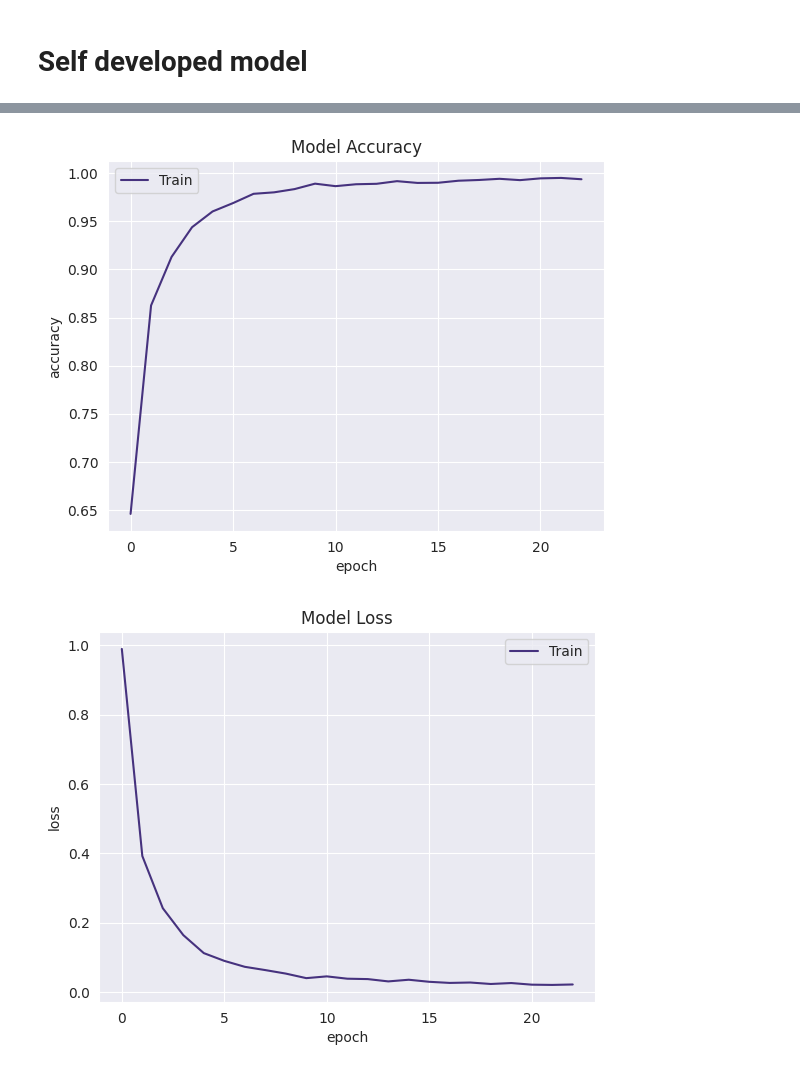
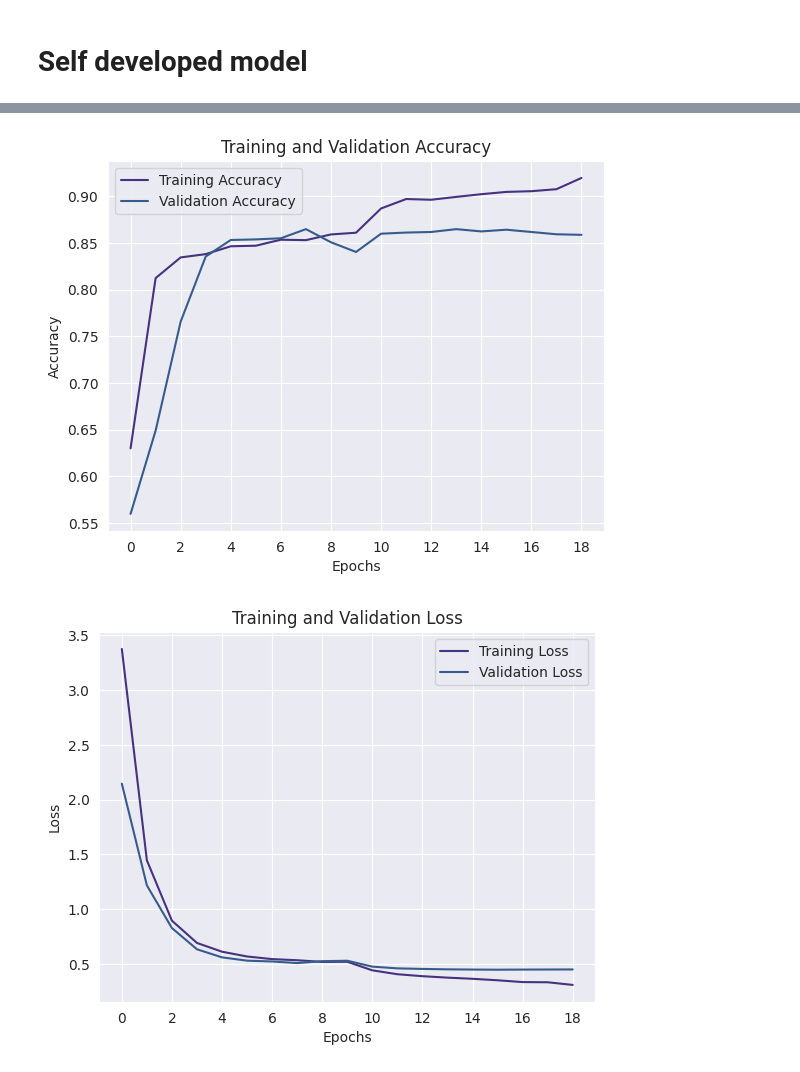
Before and after one commit to harshamathew1/Sentiment_analysis, a Jupyter notebook: project.ipynb, the cells around one changed output, grey strips where cells are left out. Cells and saved outputs as stored; diff of their text form; code cells hidden in the pictures.

```diff
--- a/project.ipynb
+++ b/project.ipynb
@@ -520,7 +529,7 @@ label_encoder = LabelEncoder()
 df['sentiment_encoded'] = label_encoder.fit_transform(df['sentiment'])
 # %%
 # Spliting the data for training and testing
-X_train, X_test, y_train, y_test = train_test_split(df['Cleaned_Review'],
+X_train, X_test, y_train, y_test = train_test_split(df['Review'],
                                                     df['sentiment_encoded'],
                                                     test_size=0.2,
                                                     random_state=42)
@@ -546,6 +555,7 @@ class ReviewsDataset(Dataset):
             pad_to_max_length=True,
             return_attention_mask=True,
             return_tensors='pt',
+            truncation=True # Explicity setting truncation to true
         )
         return {
             'review_text': review,
@@ -643,6 +672,7 @@ Precision: 0.90, Recall: 0.90, F1-Score: 0.89
 reviews = df['Cleaned_Review'].tolist()
 n_topics =40 # no.of topics
 # Parameter tuning
+tokenizer = BertTokenizer.from_pretrained('bert-base-uncased')
 embedding_model = SentenceTransformer("all-MiniLM-L6-v2")
 umap_model = UMAP(n_neighbors=15, n_components=n_topics, metric='cosine')
 
@@ -651,8 +681,8 @@ topic_model = BERTopic(
     embedding_model=embedding_model,
     umap_model=umap_model,
     n_gram_range=(1, 3),
-    min_topic_size=15,
-    top_n_words=14
+    min_topic_size=13,
+    top_n_words=10
 )
 
 # Fitting the model and transforming reviews into topics
@@ -971,12 +1033,0 @@ Model: "sequential_5"
-# %%
-# Training the model with callbacks
-history = model.fit(X_train.toarray(),
-                    y_train,
-                    epochs=30,
-                    validation_data=(X_test.toarray(), y_test),
-                    batch_size=32,
-                    callbacks=[early_stopping, reduce_lr])
-
-# Evaluating the model
-loss, accuracy = model.evaluate(X_test.toarray(), y_test)
-print(f"Model accuracy on test data: {accuracy:.2f}")
@@ -1001,18 +1066,23 @@ Model accuracy on test data: 0.83
 # %%
-#accuracy history
-plt.plot(history.history['accuracy'])
-plt.title('Model Accuracy')
-plt.ylabel('accuracy')
-plt.xlabel('epoch')
-plt.legend(['Train'])
+# Plotting training and validation accuracy
+plt.plot(history.history['accuracy'], label='Training Accuracy')
+plt.plot(history.history['val_accuracy'], label='Validation Accuracy')
+plt.title('Training and Validation Accuracy')
+plt.xlabel('Epochs')
+plt.ylabel('Accuracy')
+plt.xticks(range(0, len(history.history['accuracy']),2))
+plt.legend()
 plt.show()
-#loss history
-plt.plot(history.history['loss'])
-plt.title('Model Loss')
-plt.ylabel('loss')
-plt.xlabel('epoch')
-plt.legend(['Train'])
+
+# Plotting training and validation loss
+plt.plot(history.history['loss'], label='Training Loss')
+plt.plot(history.history['val_loss'], label='Validation Loss')
+plt.title('Training and Validation Loss')
+plt.xlabel('Epochs')
+plt.ylabel('Loss')
+plt.xticks(range(0, len(history.history['loss']),2))
+plt.legend()
 plt.show()
 # %% [output]
-[figure, old version]
+[figure, new version]
-[figure, old version]
+[figure, new version]
```
Also changed, not shown: parts of 25 cells of this notebook.
